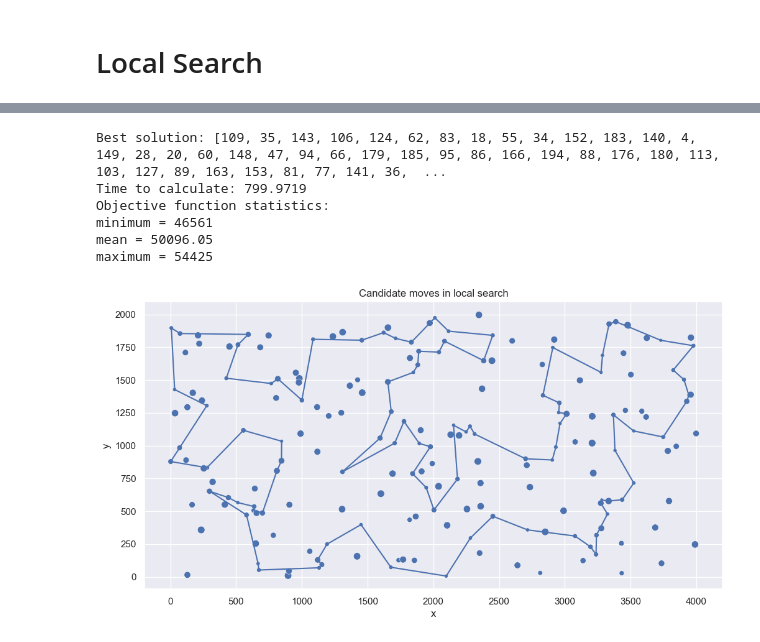
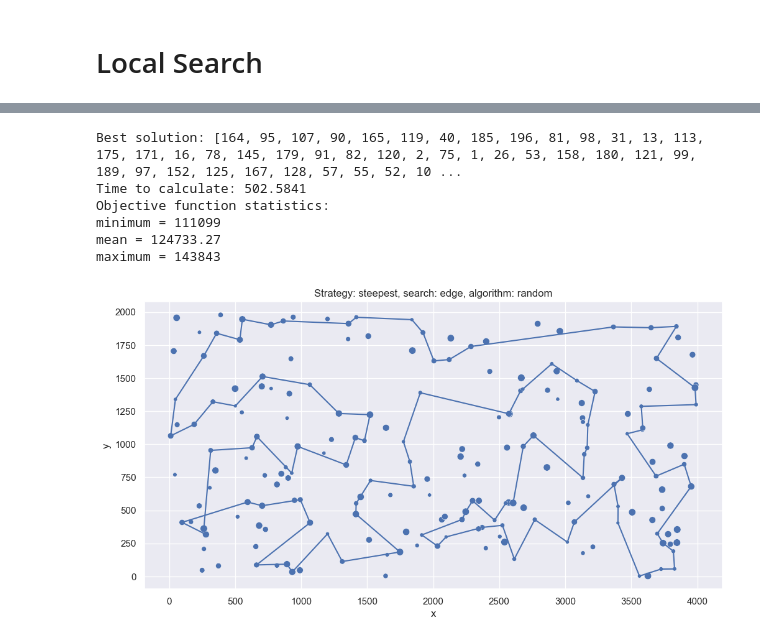
Before and after one commit to AndrukhKiril/EvolutionaryComputation, a Jupyter notebook: Lab 4/EC_lab4.ipynb, the cells around one changed output, grey strips where cells are left out. Saved outputs shown, nothing was run; the diff lists cells and outputs as text; code cells hidden in the pictures.

```diff
--- a/Lab 4/EC_lab4.ipynb
+++ b/Lab 4/EC_lab4.ipynb
@@ -494,18 +537,27 @@ maximum = 87313
-# %%
-candidate_edges_B = calculate_candidate_edges(distance_matrix_B, dataset_B['cost'].to_numpy(), k=20)
-
-experiment_with_candidates(
-    dataset_B,
-    distance_matrix_B,
-    title='Candidate moves in local search',
-    costs=dataset_B['cost'].to_numpy(),
-    candidate_edges=candidate_edges_B
-)
-# %% [output]
-Best solution: [109, 35, 143, 106, 124, 62, 83, 18, 55, 34, 152, 183, 140, 4, 149, 28, 20, 60, 148, 47, 94, 66, 179, 185, 95, 86, 166, 194, 88, 176, 180, 113, 103, 127, 89, 163, 153, 81, 77, 141, 36,  ...
-Time to calculate: 799.9719
-Objective function statistics:
-minimum = 46561
-mean = 50096.05
-maximum = 54425
-[figure, removed]
+# %%
+strat = 'steepest'
+search = 'edge'
+algo = 'random'
+
+experiment(
+    dataset_A,
+    distance_matrix_A,
+    f"Strategy: {strat}, search: {search}, algorithm: {algo}",
+    init_local_search,
+    **{
+        "strategy": strat,
+        "intra_search": search,
+        "debug_mode": True,
+        "algo_to_enchance": algo,
+        "k": 20,
+    },
+    show_indices = False,
+)
+# %% [output]
+Best solution: [164, 95, 107, 90, 165, 119, 40, 185, 196, 81, 98, 31, 13, 113, 175, 171, 16, 78, 145, 179, 91, 82, 120, 2, 75, 1, 26, 53, 158, 180, 121, 99, 189, 97, 152, 125, 167, 128, 57, 55, 52, 10 ...
+Time to calculate: 502.5841
+Objective function statistics:
+minimum = 111099
+mean = 124733.27
+maximum = 143843
+[figure, added]
```
Also changed, not shown: parts of 22 cells of this notebook.
